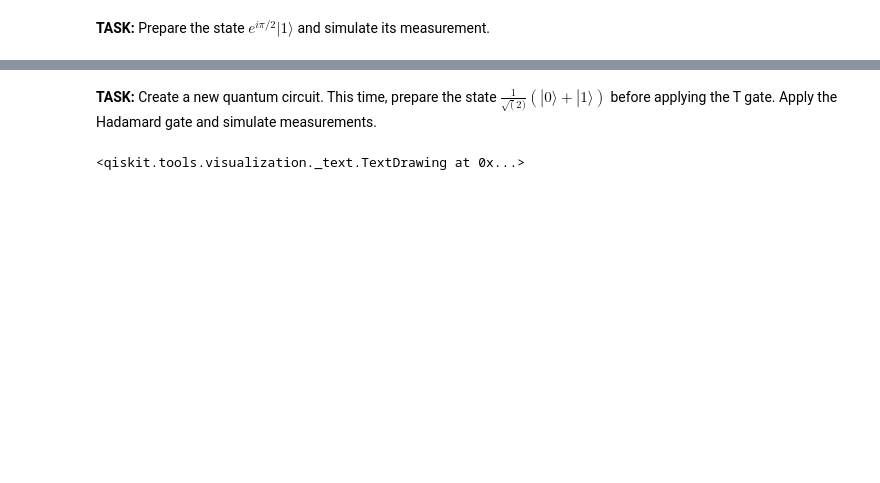
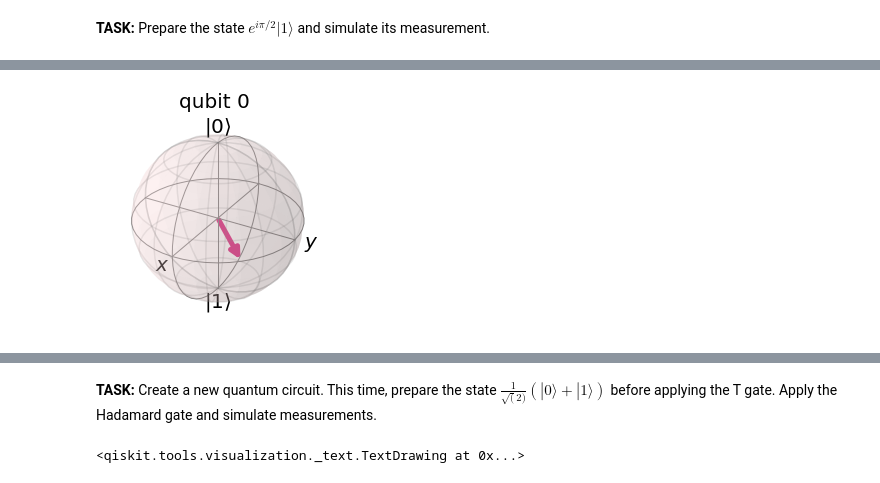
Before and after one commit to afonsofr/Qiskit_hands_on, a Jupyter notebook: qiskit_algorithms/QISKit_algorithms.ipynb, the cells around one changed output, grey strips where cells are left out. Drawn from its saved outputs; the diff is of its cells as text; code cells hidden in the pictures; blank space fills up the shorter version.

```diff
--- a/qiskit_algorithms/QISKit_algorithms.ipynb
+++ b/qiskit_algorithms/QISKit_algorithms.ipynb
@@ -93 +112,9 @@ qc1.draw(output='mpl')
+# %%
+qc1.t(q1)
+
+result_h = execute(qc1, backend).result()
+bloch_h= result_h.get_statevector(qc1)
+plot_bloch_multivector(bloch_h)
+# %% [output]
+[figure, added]
 # %%
```
Also changed, not shown: parts of 21 cells of this notebook.
